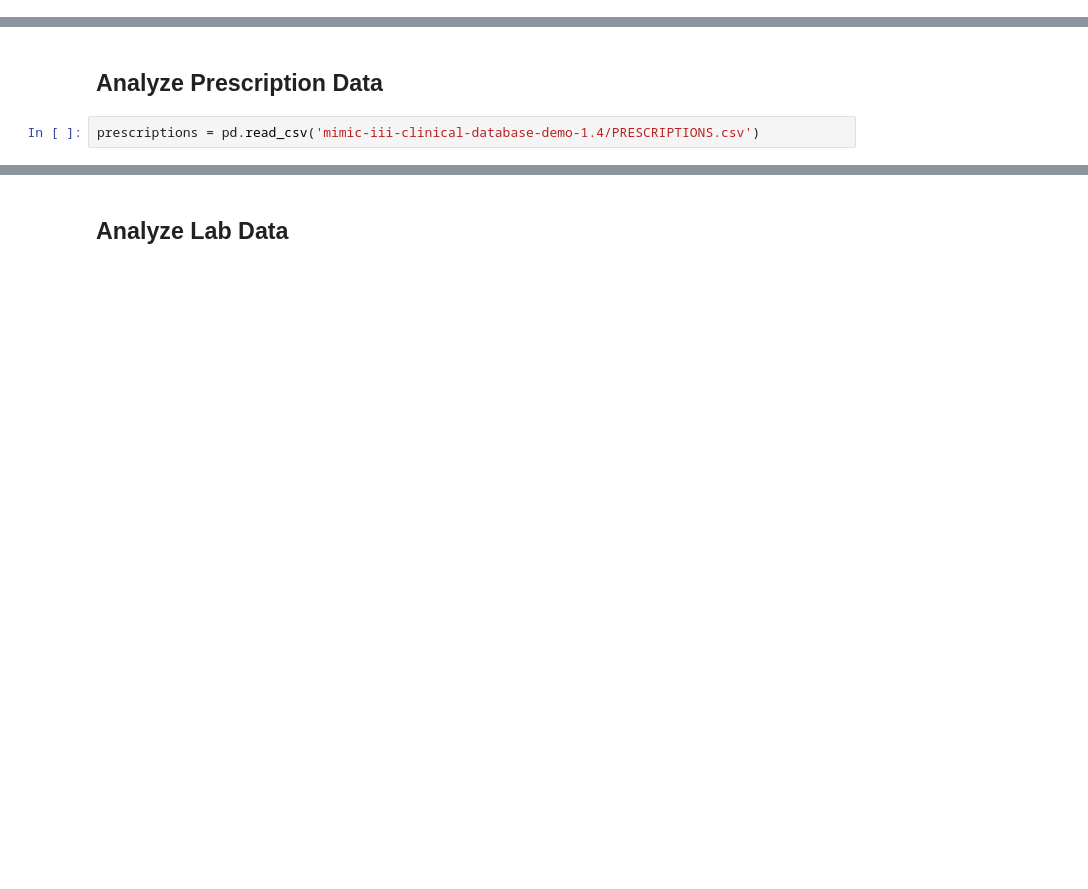
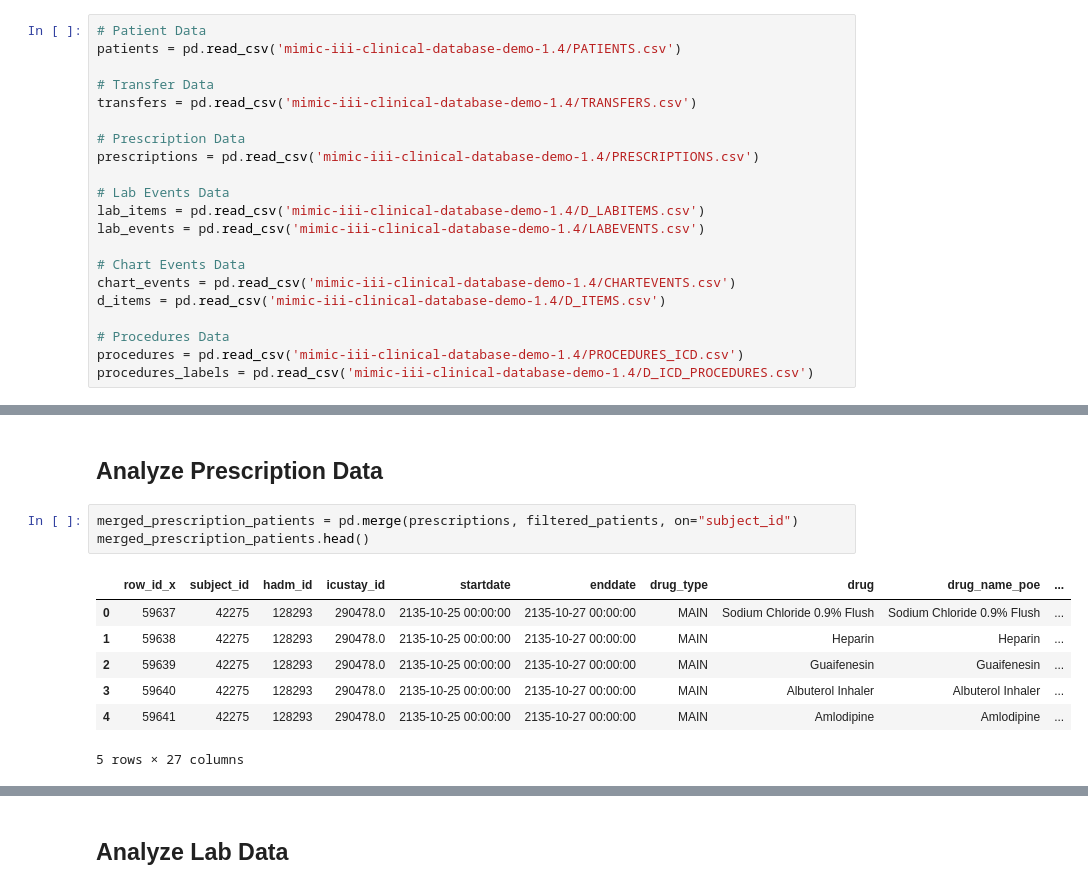
Before and after one commit to JaykumarPatel4802/ai-in-health, a Jupyter notebook: Homework/Assignment 2 - MIMIC Visualization/DataVisualizationAdditional.ipynb, the cells around one changed output, grey strips where cells are left out. Saved outputs shown, nothing was run; the diff lists cells and outputs as text; blank space fills up the shorter version.

```diff
--- a/Homework/Assignment 2 - MIMIC Visualization/DataVisualizationAdditional.ipynb
+++ b/Homework/Assignment 2 - MIMIC Visualization/DataVisualizationAdditional.ipynb
@@ -6,0 +9,21 @@ import matplotlib.pyplot as plt
+# %%
+# Patient Data
+patients = pd.read_csv('mimic-iii-clinical-database-demo-1.4/PATIENTS.csv')
+
+# Transfer Data
+transfers = pd.read_csv('mimic-iii-clinical-database-demo-1.4/TRANSFERS.csv')
+
+# Prescription Data
+prescriptions = pd.read_csv('mimic-iii-clinical-database-demo-1.4/PRESCRIPTIONS.csv')
+
+# Lab Events Data
+lab_items = pd.read_csv('mimic-iii-clinical-database-demo-1.4/D_LABITEMS.csv')
+lab_events = pd.read_csv('mimic-iii-clinical-database-demo-1.4/LABEVENTS.csv')
+
+# Chart Events Data
+chart_events = pd.read_csv('mimic-iii-clinical-database-demo-1.4/CHARTEVENTS.csv')
+d_items = pd.read_csv('mimic-iii-clinical-database-demo-1.4/D_ITEMS.csv')
+
+# Procedures Data
+procedures = pd.read_csv('mimic-iii-clinical-database-demo-1.4/PROCEDURES_ICD.csv')
+procedures_labels = pd.read_csv('mimic-iii-clinical-database-demo-1.4/D_ICD_PROCEDURES.csv')
@@ -11,4 +101,13 @@ transfers = pd.read_csv('mimic-iii-clinical-database-demo-1.4/TRANSFERS.csv')
 # %% [markdown]
 ## Analyze Prescription Data
-# %%
-prescriptions = pd.read_csv('mimic-iii-clinical-database-demo-1.4/PRESCRIPTIONS.csv')
+# %%
+merged_prescription_patients = pd.merge(prescriptions, filtered_patients, on="subject_id")
+merged_prescription_patients.head()
+# %% [output]
+|  | row_id_x | subject_id | hadm_id | icustay_id | startdate | enddate | drug_type | drug | drug_name_poe | ... |
+| 0 | 59637 | 42275 | 128293 | 290478.0 | 2135-10-25 00:00:00 | 2135-10-27 00:00:00 | MAIN | Sodium Chloride 0.9% Flush | Sodium Chloride 0.9% Flush | ... |
+| 1 | 59638 | 42275 | 128293 | 290478.0 | 2135-10-25 00:00:00 | 2135-10-27 00:00:00 | MAIN | Heparin | Heparin | ... |
+| 2 | 59639 | 42275 | 128293 | 290478.0 | 2135-10-25 00:00:00 | 2135-10-27 00:00:00 | MAIN | Guaifenesin | Guaifenesin | ... |
+| 3 | 59640 | 42275 | 128293 | 290478.0 | 2135-10-25 00:00:00 | 2135-10-27 00:00:00 | MAIN | Albuterol Inhaler | Albuterol Inhaler | ... |
+| 4 | 59641 | 42275 | 128293 | 290478.0 | 2135-10-25 00:00:00 | 2135-10-27 00:00:00 | MAIN | Amlodipine | Amlodipine | ... |
+5 rows × 27 columns
```
Also changed, not shown: parts of 14 cells of this notebook.
